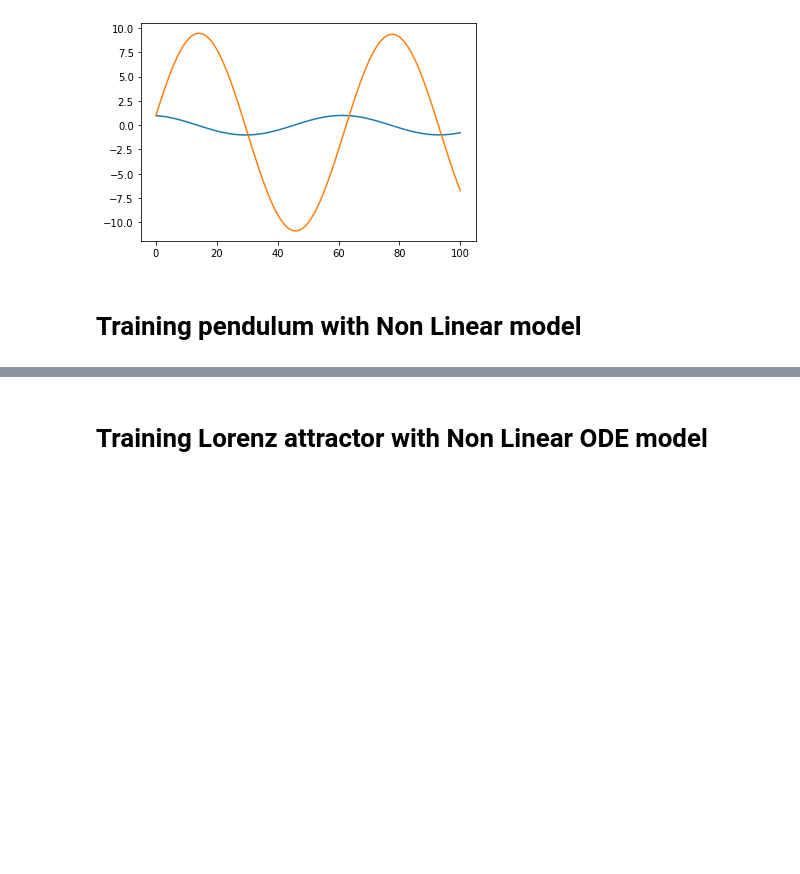
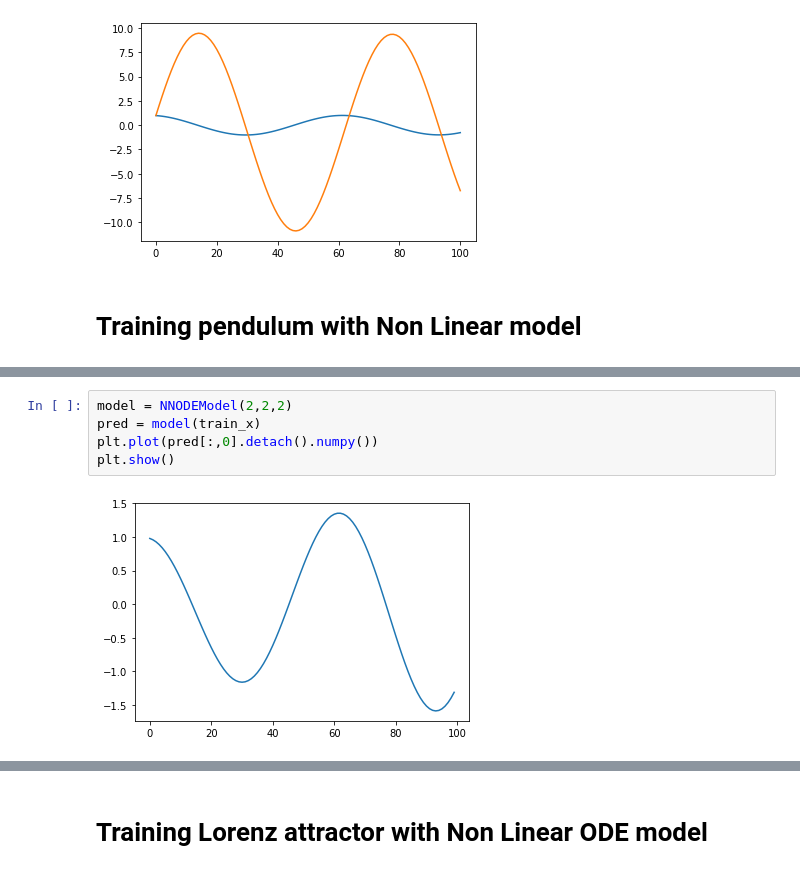
Before and after one commit to KennethThNg/Semester-project-dynamical-system-learning, a Jupyter notebook: ODELayersTest.ipynb, the cells around one changed output, grey strips where cells are left out. Cells and saved outputs as stored; diff of their text form; blank space fills up the shorter version.

```diff
--- a/ODELayersTest.ipynb
+++ b/ODELayersTest.ipynb
@@ -336,0 +388,7 @@ plt.show()
+# %%
+model = NNODEModel(2,2,2)
+pred = model(train_x)
+plt.plot(pred[:,0].detach().numpy())
+plt.show()
+# %% [output]
+[figure, added]
```
Also changed, not shown: parts of 43 cells of this notebook.
